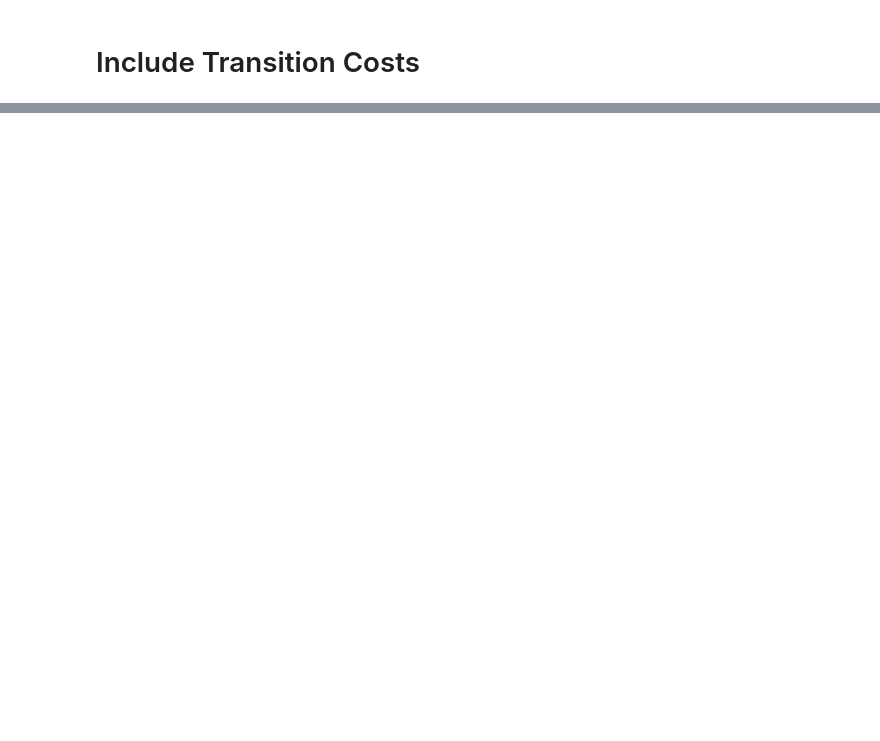
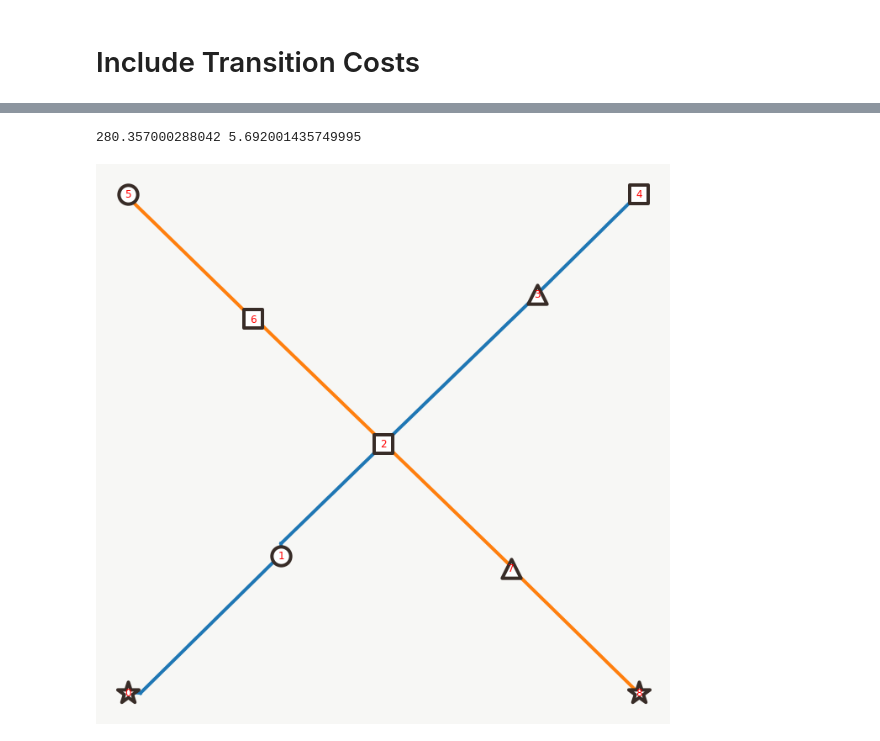
Before and after one commit to CameronChandler/optimisation-group-project, a Jupyter notebook: Simulated Annealing.ipynb, the cells around one changed output, grey strips where cells are left out. Saved outputs shown, nothing was run; the diff lists cells and outputs as text; code cells hidden in the pictures; blank space fills up the shorter version.

```diff
--- a/Simulated Annealing.ipynb
+++ b/Simulated Annealing.ipynb
@@ -342,0 +260,29 @@ def cost2(stations, x):
+# %%
+if 1:
+    # Load test cases
+    # Highly recommend https://www.mathsisfun.com/data/cartesian-coordinates-interactive.html for creating these easily
+
+    from json import load
+
+    ignore_fields = ["description", "comment", "source"]
+    def filter_ignore(d):
+        return {k: v for k, v in d.items() if k not in ignore_fields}
+
+    with open("test_cases.json", "r") as f:
+        tests = load(f, object_hook=filter_ignore)
+
+    # Choose problem to use in code below
+    test_choice = "cross"
+    locations = tests[test_choice]["locations"]
+    N_STATIONS = len(locations)
+    kinds = tests[test_choice]["kinds"]
+
+    city = City(**tests[test_choice])
+    stations = city.stations
+# %%
+best_x, best_cost = None, 100*M
+for restart in tqdm(range(15)):
+    res_x, res_cost = simulated_annealing(city, K=2, cost_fn=cost_transfer, max_iter=1000)
+    if res_cost < best_cost:
+        best_x, best_cost = res_x, res_cost
+        print(best_cost)
@@ -342,0 +294,7 @@ def cost2(stations, x):
+# %%
+print(cost_transfer(city, best_x), edge_sum(city.stations, best_x))
+
+graph_x(city.stations, best_x, jitter=1)
+# %% [output]
+280.357000288042 5.692001435749995
+[figure, added]
```
Also changed, not shown: parts of 42 cells of this notebook, 3 other files.
